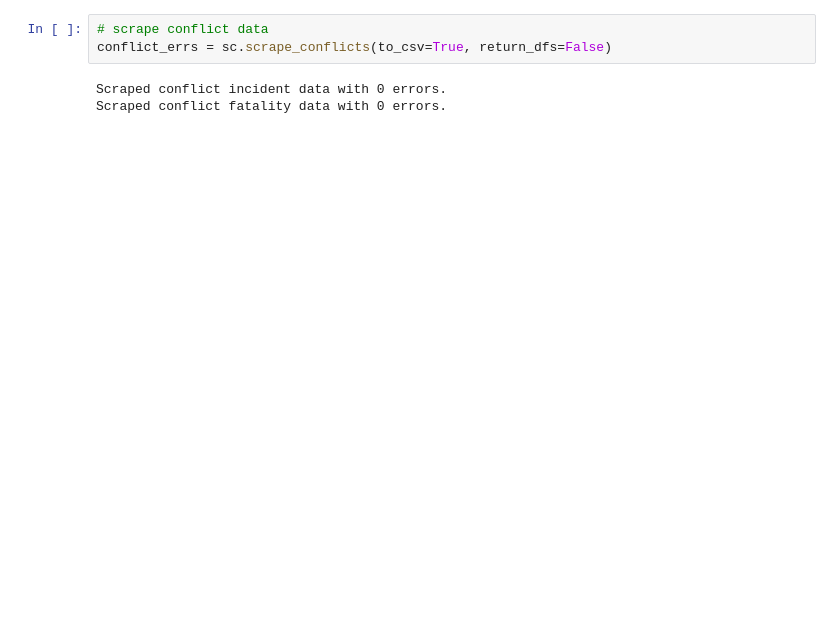
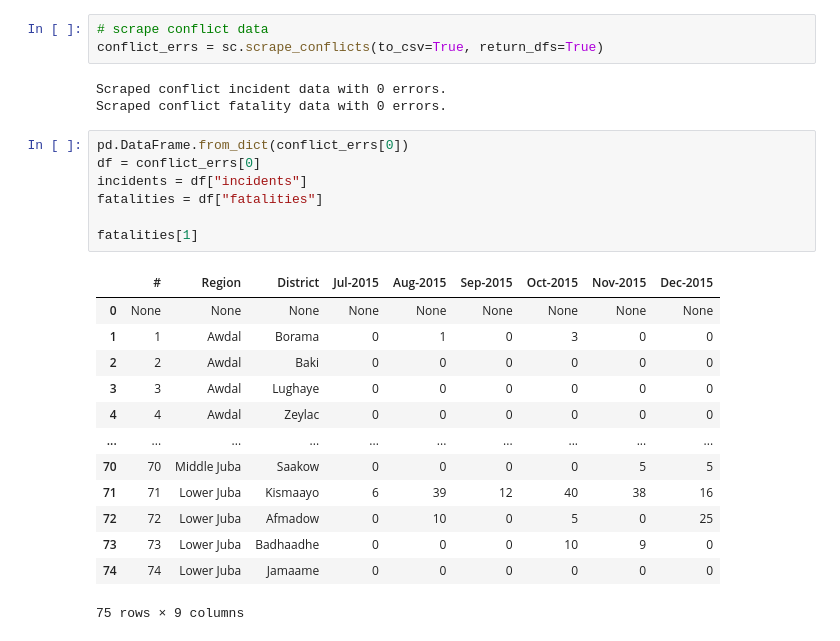
Before and after one commit to jamiehax/UNHCR-ml-challenge, a Jupyter notebook: scrape.ipynb, the cells around one changed output. Cells and saved outputs as stored; diff of their text form; blank space fills up the shorter version.

```diff
--- a/scrape.ipynb
+++ b/scrape.ipynb
@@ -46,6 +87,27 @@ Scraped malaria cases data with 0 errors.
 # %%
 # scrape conflict data
-conflict_errs = sc.scrape_conflicts(to_csv=True, return_dfs=False)
+conflict_errs = sc.scrape_conflicts(to_csv=True, return_dfs=True)
 # %% [output]
 Scraped conflict incident data with 0 errors.
 Scraped conflict fatality data with 0 errors.
+# %%
+pd.DataFrame.from_dict(conflict_errs[0])
+df = conflict_errs[0]
+incidents = df["incidents"]
+fatalities = df["fatalities"]
+
+fatalities[1]
+# %% [output]
+|  | # | Region | District | Jul-2015 | Aug-2015 | Sep-2015 | Oct-2015 | Nov-2015 | Dec-2015 |
+| 0 | None | None | None | None | None | None | None | None | None |
+| 1 | 1 | Awdal | Borama | 0 | 1 | 0 | 3 | 0 | 0 |
+| 2 | 2 | Awdal | Baki | 0 | 0 | 0 | 0 | 0 | 0 |
+| 3 | 3 | Awdal | Lughaye | 0 | 0 | 0 | 0 | 0 | 0 |
+| 4 | 4 | Awdal | Zeylac | 0 | 0 | 0 | 0 | 0 | 0 |
+| ... | ... | ... | ... | ... | ... | ... | ... | ... | ... |
+| 70 | 70 | Middle Juba | Saakow | 0 | 0 | 0 | 0 | 5 | 5 |
+| 71 | 71 | Lower Juba | Kismaayo | 6 | 39 | 12 | 40 | 38 | 16 |
+| 72 | 72 | Lower Juba | Afmadow | 0 | 10 | 0 | 5 | 0 | 25 |
+| 73 | 73 | Lower Juba | Badhaadhe | 0 | 0 | 0 | 10 | 9 | 0 |
+| 74 | 74 | Lower Juba | Jamaame | 0 | 0 | 0 | 0 | 0 | 0 |
+75 rows × 9 columns
```
Also changed, not shown: parts of 3 cells of this notebook, 2 other files.
